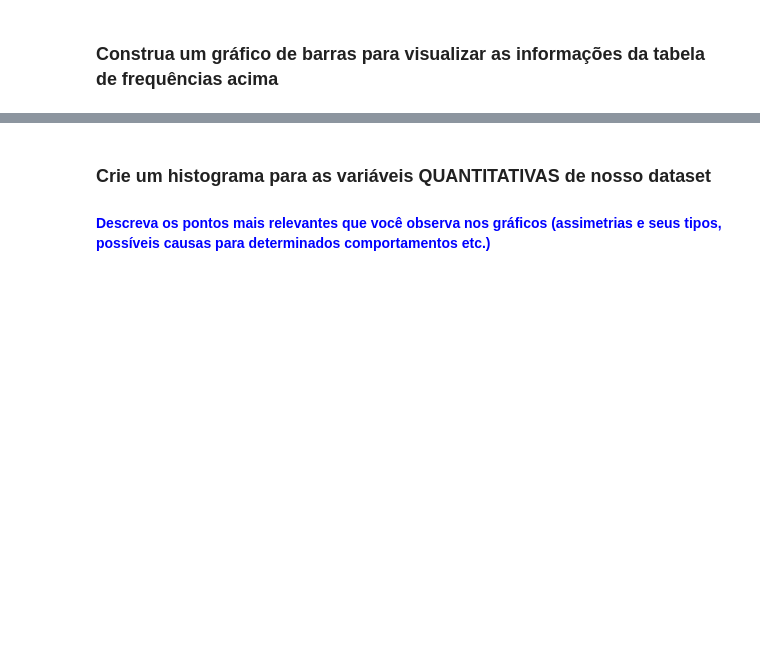
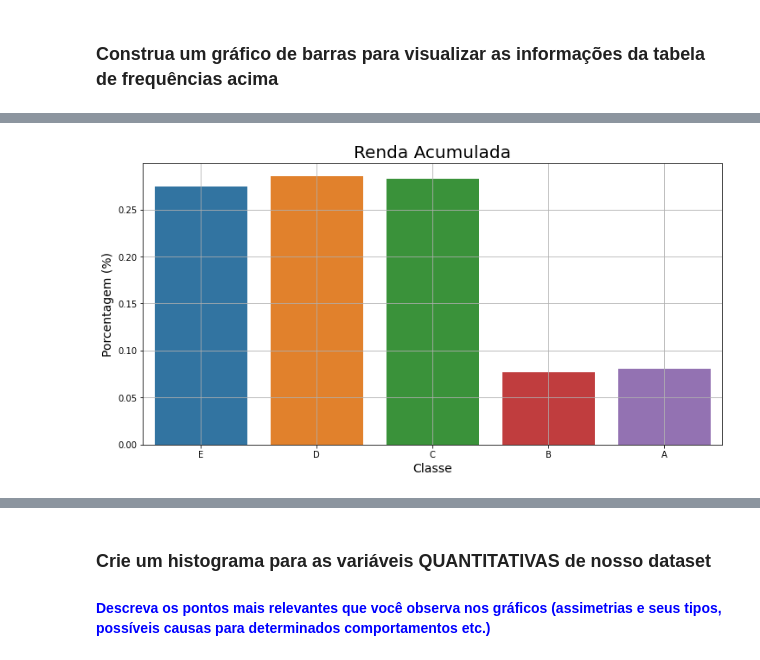
Before and after one commit to mvboas/curso_estatistica_com_python, a Jupyter notebook: notebooks/Análise_Descritiva.ipynb, the cells around one changed output, grey strips where cells are left out. Saved outputs shown, nothing was run; the diff lists cells and outputs as text; code cells hidden in the pictures; blank space fills up the shorter version.

```diff
--- a/notebooks/Análise_Descritiva.ipynb
+++ b/notebooks/Análise_Descritiva.ipynb
@@ -171,0 +264,13 @@ Escreva suas conclusões aqui...
+# %%
+dados['Classe'] = ''
+# %%
+dados['Classe'] = pd.cut(bins = classes,
+       labels = labels,
+       include_lowest = True,
+       x = dados.Renda)
+# %%
+soma_renda = dados[['Classe','Renda']].groupby('Classe').sum()
+# %%
+soma_renda['normalizada'] = soma_renda['Renda']/soma_renda['Renda'].sum()
+soma_renda = soma_renda.reset_index()
+soma_renda
@@ -171,0 +284,10 @@ Escreva suas conclusões aqui...
+# %%
+ax = sns.barplot(x = 'Classe', y = 'normalizada', data = soma_renda)
+ax.set_title('Renda Acumulada', fontsize = 20)
+ax.figure.set_size_inches(12,6)
+ax.set_ylabel('Porcentagem (%)', fontsize = 14)
+ax.set_xlabel('Classe', fontsize = 14)
+plt.grid()
+plt.show()
+# %% [output]
+[figure, added]
```
Also changed, not shown: parts of 41 cells of this notebook.
